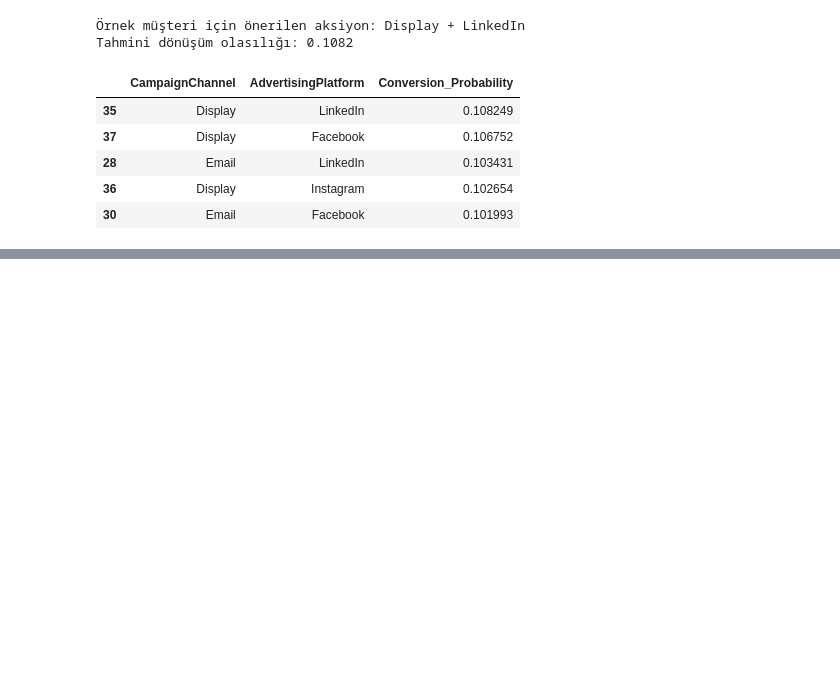
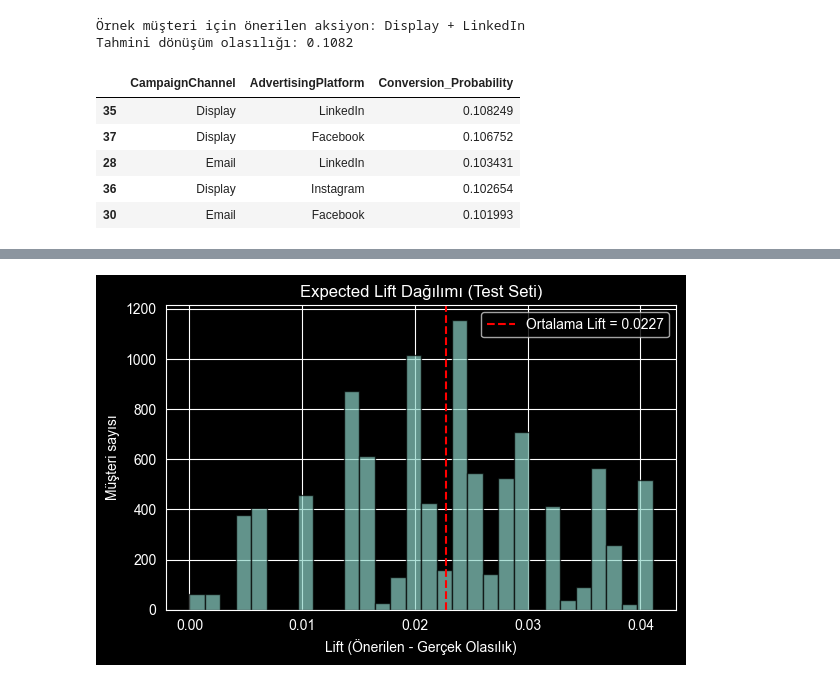
Before and after one commit to barkobt/tubitak-marketing-analytics, a Jupyter notebook: notebooks/05_recommender_system.ipynb, the cells around one changed output, grey strips where cells are left out. Cells and saved outputs as stored; diff of their text form; code cells hidden in the pictures; blank space fills up the shorter version.

```diff
--- a/notebooks/05_recommender_system.ipynb
+++ b/notebooks/05_recommender_system.ipynb
@@ -199,0 +214,31 @@ Tahmini dönüşüm olasılığı: 0.1082
+# %%
+for i in range(len(df_test)):
+    row = df_test.iloc[i]
+    rec = recommend_action(row)
+    # Gerçekte kullanılan (ch, pl) kombinasyonunun prob'unu bul
+    pf = rec["prob_frame"]
+    actual_ch = row["CampaignChannel"]
+    actual_pl = row["AdvertisingPlatform"]
+    mask = (pf["CampaignChannel"] == actual_ch) & (pf["AdvertisingPlatform"] == actual_pl)
+    if mask.any():
+        prob_actual = pf.loc[mask, "Conversion_Probability"].iloc[0]
+    else:
+        prob_actual = np.nan  # veride olmayan bir kombinasyon
+    prob_actual_list.append(prob_actual)
+    prob_recommended_list.append(rec["max_prob"])
+    recommended_channel_list.append(rec["recommended_channel"])
+    recommended_platform_list.append(rec["recommended_platform"])
+# %%
+lift_df = pd.DataFrame({
+    "prob_actual": prob_actual_list,
+    "prob_recommended": prob_recommended_list,
+    "recommended_channel": recommended_channel_list,
+    "recommended_platform": recommended_platform_list,
+})
+lift_df["lift"] = lift_df["prob_recommended"] - lift_df["prob_actual"]
+# %%
+# NaN'ları (gerçek kombinasyon bulunamayan) çıkararak ortalama lift
+valid = lift_df["prob_actual"].notna()
+expected_lift = lift_df.loc[valid, "lift"].mean()
+print("Expected Lift (ortalama olasılık artışı, öneri uygulanırsa):", round(expected_lift, 4))
+lift_df.describe()
@@ -199,0 +256,13 @@ Tahmini dönüşüm olasılığı: 0.1082
+# %%
+# Lift dağılımı
+fig, ax = plt.subplots(figsize=(6, 4))
+lift_df.loc[valid, "lift"].hist(bins=30, ax=ax, edgecolor="black", alpha=0.7)
+ax.axvline(expected_lift, color="red", linestyle="--", label=f"Ortalama Lift = {expected_lift:.4f}")
+ax.set_xlabel("Lift (Önerilen - Gerçek Olasılık)")
+ax.set_ylabel("Müşteri sayısı")
+ax.set_title("Expected Lift Dağılımı (Test Seti)")
+ax.legend()
+plt.tight_layout()
+plt.show()
+# %% [output]
+[figure, added]
```
Also changed, not shown: parts of 3 cells of this notebook.
